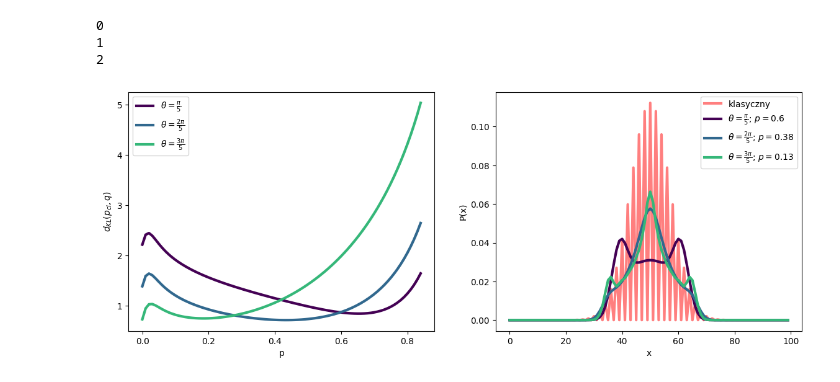
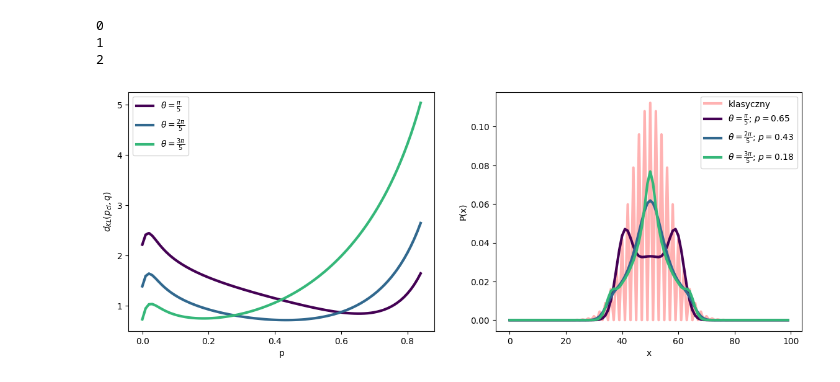
Before and after one commit to JedrekSt/M_thesis, a Jupyter notebook: Results/SimpleWalk.ipynb, the cells around one changed output. Drawn from its saved outputs; the diff is of its cells as text; code cells hidden in the pictures.

```diff
--- a/Results/SimpleWalk.ipynb
+++ b/Results/SimpleWalk.ipynb
@@ -148,22 +148,24 @@ for j in range(len(ths)):
 # %%
 fig = plt.figure(figsize = (14,5))
 
 ax = fig.add_subplot(1,2,1)
 p_ = np.arange(0,0.85,0.01)
 for i in range(len(ans)):
     ax.plot(p_,ans[i],label = ths_label[i],color = cm.viridis(i / len(ans)), lw = 3)
 ax.set_xlabel("p")
 ax.set_ylabel(r"$d_{KL}(p_{cl},q)$")
 plt.legend()
 
 ax = fig.add_subplot(1,2,2)
-maxs = [(np.min(li[5:]),np.argmin(li[5:])) for li in ans]
-ax.plot(ref_distr,color = "red", label = "klasyczny", lw = 3, alpha = 0.5)
+maxs = [(np.min(li[5:]),np.argmin(li[5:]) + 5) for li in ans]
+ax.plot(ref_distr,color = "red", label = "klasyczny", lw = 3, alpha = 0.3)
 for i in range(len(ans)):
     ax.plot(distrs[i][maxs[i][1]], color = cm.viridis(i / len(ans)), label = ths_label[i] + "; " + r"$p = $" + str(maxs[i][1] / 100), lw = 3)
 ax.set_xlabel("x")
 ax.set_ylabel("P(x)")
 plt.legend()
 plt.show()
+
+fig.savefig("Images/KL_divergence.pdf",format= "pdf",bbox_inches = "tight")
 # %% [output]
-[figure, old version]
+[figure, new version]
```
Also changed, not shown: 1 other file.
